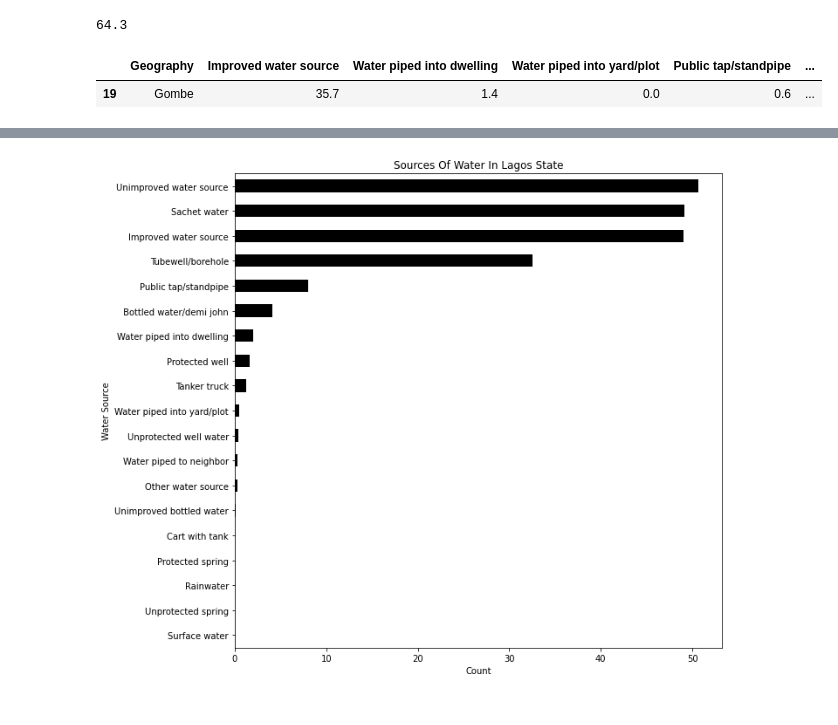
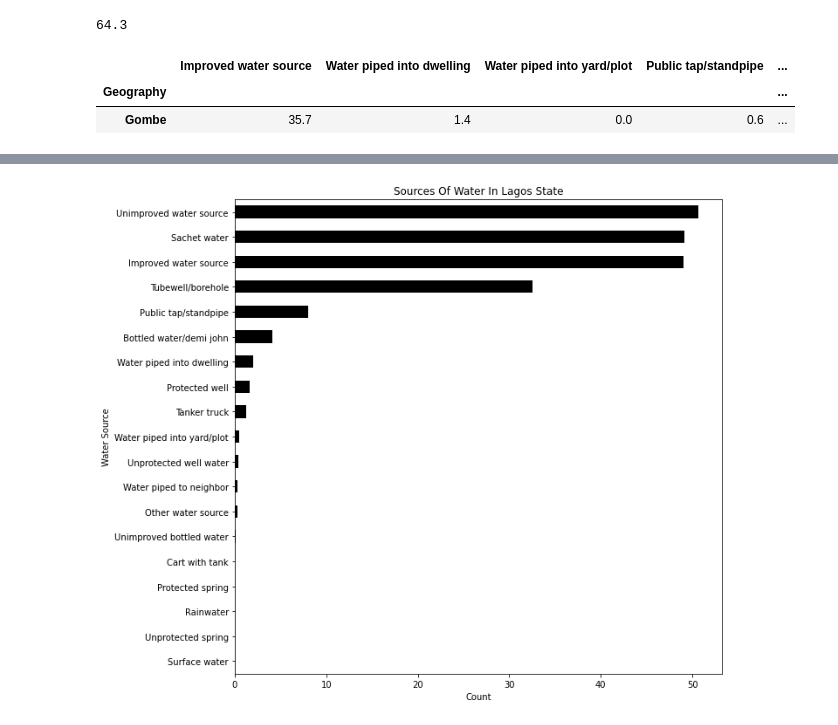
Before and after one commit to TheBlueZayn/analysis-of-water-sources-in-nigeria, a Jupyter notebook: Analysis Of Water Sources In Nigeria.ipynb, the cells around one changed output, grey strips where cells are left out. Drawn from its saved outputs; the diff is of its cells as text; code cells hidden in the pictures.

```diff
--- a/Analysis Of Water Sources In Nigeria.ipynb
+++ b/Analysis Of Water Sources In Nigeria.ipynb
@@ -131,5 +134,5 @@ plt.savefig('relationships', dpi=300, bbox_inches='tight')
 # %%
-state =  df.loc[9:].set_index("Geography")
-state.shape
+states =  df.loc[9:].set_index("Geography")
+states.shape
 # %% [output]
 (37, 19)
@@ -191,7 +200,8 @@ state["Unimproved water source"] .max()
 # %% [output]
 64.3
 # %%
-df[df["Unimproved water source"] == 64.3]
+states[states["Unimproved water source"] == 64.3]
 # %% [output]
-|  | Geography | Improved water source | Water piped into dwelling | Water piped into yard/plot | Public tap/standpipe | ... |
-| 19 | Gombe | 35.7 | 1.4 | 0.0 | 0.6 | ... |
+|  | Improved water source | Water piped into dwelling | Water piped into yard/plot | Public tap/standpipe | ... |
+| Geography |  |  |  |  | ... |
+| Gombe | 35.7 | 1.4 | 0.0 | 0.6 | ... |
```
Also changed, not shown: parts of 19 cells of this notebook, 3 other files.
